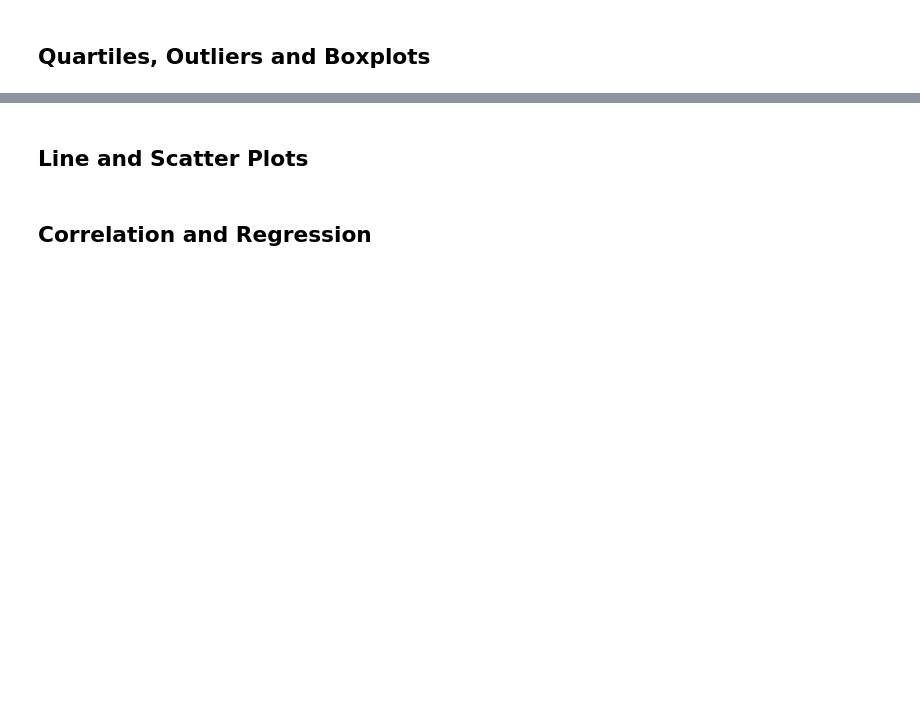
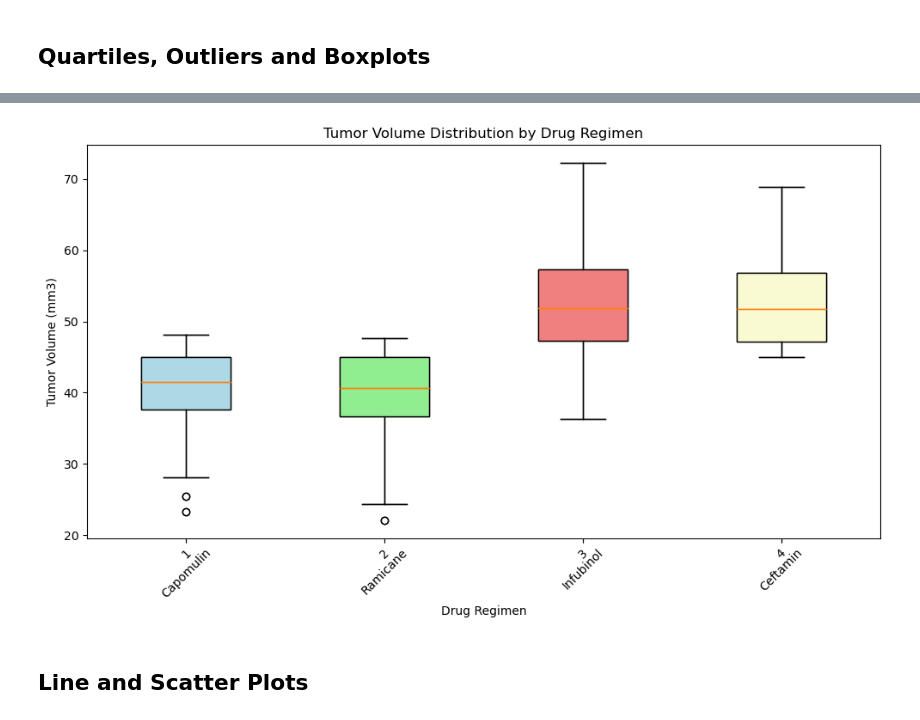
Before and after one commit to jhammans/data_visualization_challenge, a Jupyter notebook: Pymaceuticals/pymaceuticals_notebook.ipynb, the cells around one changed output, grey strips where cells are left out. Drawn from its saved outputs; the diff is of its cells as text; code cells hidden in the pictures; blank space fills up the shorter version.

Commit message:
Finished statistics and plotting

```diff
--- a/Pymaceuticals/pymaceuticals_notebook.ipynb
+++ b/Pymaceuticals/pymaceuticals_notebook.ipynb
@@ -217,17 +226,31 @@ plt.show()
 # %%
 # Put treatments into a list for for loop (and later for plot labels)
-
+regimen_list = ["Capomulin", "Ramicane", "Infubinol", "Ceftamin"]
 
 # Create empty list to fill with tumor vol data (for plotting)
-
+tumor_vol_list = []
 
 # Calculate the IQR and quantitatively determine if there are any potential outliers.
-
+for regimen in regimen_list:
 
     # Locate the rows which contain mice on each drug and get the tumor volumes
-
+    regimen_data = mouse_study_unique_df[mouse_study_unique_df['Drug Regimen'] == regimen]
+    tumor_vol_list.append(regimen_data['Tumor Volume (mm3)'].values)
 
     # add subset
+    quartiles = regimen_data['Tumor Volume (mm3)'].quantile([.25,.5,.75])
+    lowerq = quartiles[0.25]
+    midq = quartiles[0.5]
+    upperq = quartiles[0.75]
+    iqr = upperq-lowerq
 
+    print(f"The lower quartile of {regimen} is: {lowerq}")
+    print(f"The upper quartile of {regimen} is: {upperq}")
+    print(f"The interquartile range of {regimen} is: {iqr}")
+    print(f"The median of {regimen} is: {midq}")
 
     # Determine outliers using upper and lower bounds
+    lower_bound = lowerq - (1.5*iqr)
+    upper_bound = upperq + (1.5*iqr)
+    print(f"Values below {lower_bound} could be outliers.")
+    print(f"Values above {upper_bound} could be outliers.\n")
@@ -236,3 +275,28 @@ plt.show()
+# %%
+# Prepare the data for each treatment group
+#tumor_vol_list = [regimen_data['Tumor Volume (mm3)'].values
+#                  for regimen in regimen_list]
+
+# Create the box plot
+plt.figure(figsize=(10, 6))
+plt.boxplot(tumor_vol_list, labels=regimen_list, patch_artist=True)
+
+# Add colors to the boxes
+colors = ['lightblue', 'lightgreen', 'lightcoral', 'lightgoldenrodyellow']
+for patch, color in zip(plt.boxplot(tumor_vol_list, patch_artist=True)['boxes'], colors):
+    patch.set_facecolor(color)
+
+# Add title and labels
+plt.title('Tumor Volume Distribution by Drug Regimen')
+plt.xlabel('Drug Regimen')
+plt.ylabel('Tumor Volume (mm3)')
+plt.xticks(rotation=45)
+plt.tight_layout()
+
+# Display the plot
+plt.show()
+# %% [output]
+[figure, added]
 # %% [markdown]
 ## Line and Scatter Plots
 # %%
@@ -242,2 +307,0 @@ plt.show()
-# %% [markdown]
-## Correlation and Regression
```
Also changed, not shown: parts of 11 cells of this notebook.
